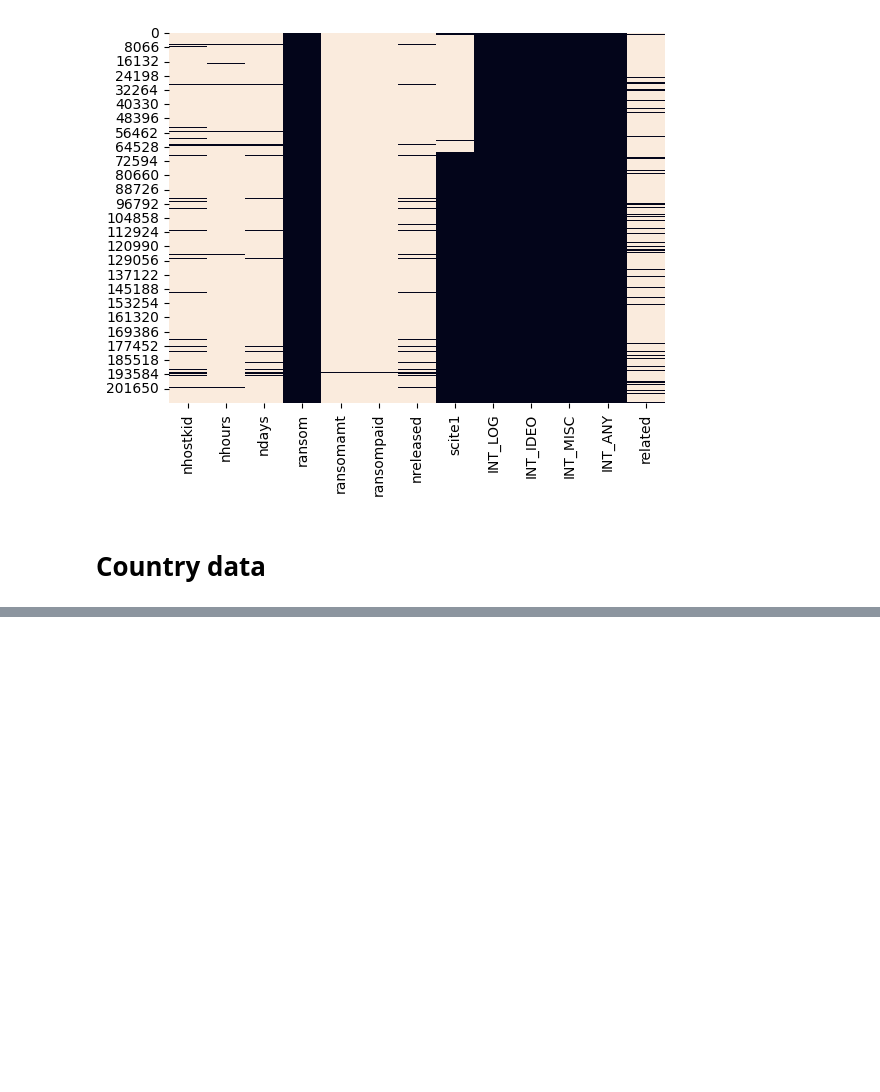
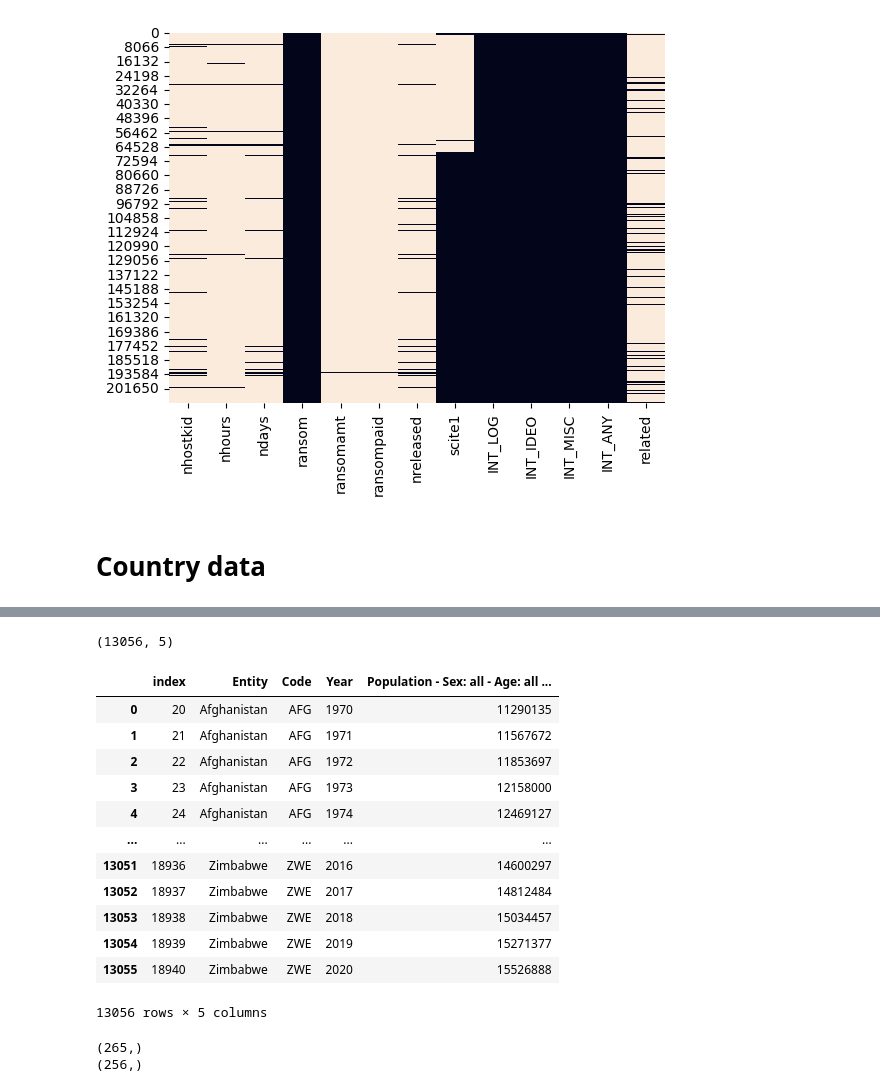
Before and after one commit to AndreasHansenAU/DataVizualizationProject, a Jupyter notebook: data_cleaning.ipynb, the cells around one changed output, grey strips where cells are left out. Saved outputs shown, nothing was run; the diff lists cells and outputs as text; code cells hidden in the pictures; blank space fills up the shorter version.

```diff
--- a/data_cleaning.ipynb
+++ b/data_cleaning.ipynb
@@ -291,4 +320,7 @@ df_country.shape
 # %%
 df_pop = pd.read_csv(data_path + 'population.csv', low_memory=False)
 
+# subset year range to same as terror
 df_pop = df_pop[(df_pop['Year'] >= 1970) & (df_pop['Year'] <= 2020)]
+
+df_pop = df_pop.reset_index()
@@ -298,0 +327,24 @@ df_pop.shape
+# %%
+print(df_pop.shape)
+df_pop
+# %% [output]
+(13056, 5)
+|  | index | Entity | Code | Year | Population - Sex: all - Age: all ... |
+| 0 | 20 | Afghanistan | AFG | 1970 | 11290135 |
+| 1 | 21 | Afghanistan | AFG | 1971 | 11567672 |
+| 2 | 22 | Afghanistan | AFG | 1972 | 11853697 |
+| 3 | 23 | Afghanistan | AFG | 1973 | 12158000 |
+| 4 | 24 | Afghanistan | AFG | 1974 | 12469127 |
+| ... | ... | ... | ... | ... | ... |
+| 13051 | 18936 | Zimbabwe | ZWE | 2016 | 14600297 |
+| 13052 | 18937 | Zimbabwe | ZWE | 2017 | 14812484 |
+| 13053 | 18938 | Zimbabwe | ZWE | 2018 | 15034457 |
+| 13054 | 18939 | Zimbabwe | ZWE | 2019 | 15271377 |
+| 13055 | 18940 | Zimbabwe | ZWE | 2020 | 15526888 |
+13056 rows × 5 columns
+# %%
+print(df_country['Country Name'].unique().shape)
+print(df_pop['Entity'].unique().shape)
+# %% [output]
+(265,)
+(256,)
```
Also changed, not shown: parts of 10 cells of this notebook.
